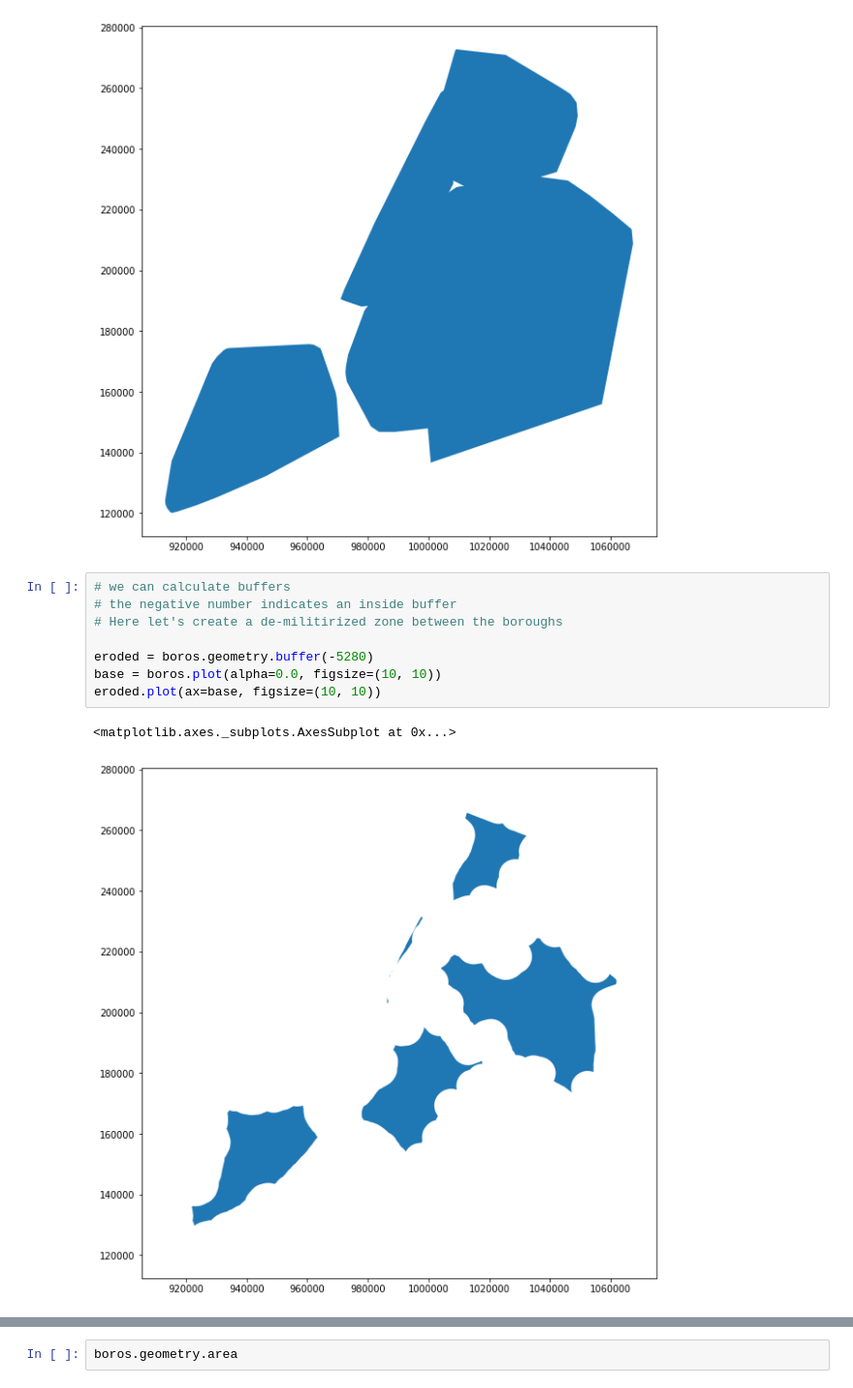
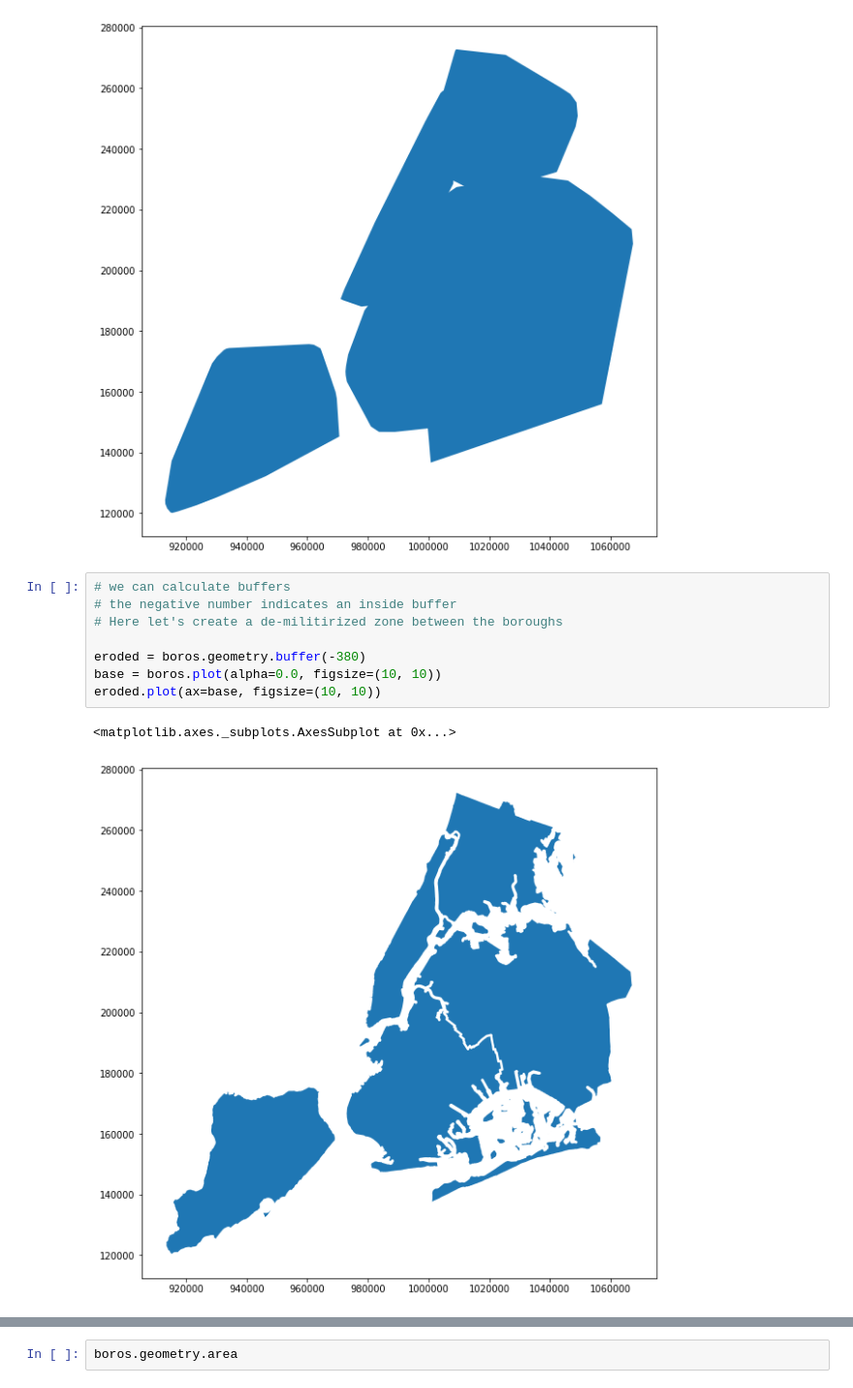
Before and after one commit to jawadmhoque/ce599, a Jupyter notebook: 10-Spatial Analysis/spatial analysis.ipynb, the cells around one changed output, grey strips where cells are left out. Shown: that part at 97% size. Saved outputs shown, nothing was run; the diff lists cells and outputs as text.

```diff
--- a/10-Spatial Analysis/spatial analysis.ipynb
+++ b/10-Spatial Analysis/spatial analysis.ipynb
@@ -71,14 +71,14 @@ boros.geometry.convex_hull.plot(ax=base, figsize=(10, 10))
 # %%
 # we can calculate buffers
 # the negative number indicates an inside buffer
 # Here let's create a de-militirized zone between the boroughs
 
-eroded = boros.geometry.buffer(-5280)
+eroded = boros.geometry.buffer(-380)
 base = boros.plot(alpha=0.0, figsize=(10, 10))
 eroded.plot(ax=base, figsize=(10, 10))
 # %% [output]
 <matplotlib.axes._subplots.AxesSubplot at 0x...>
-[figure, old version]
+[figure, new version]
 # %%
 # the area attribute is automatic, so we can easily see the difference
 eroded.area
```
Also changed, not shown: parts of 5 cells of this notebook, 2 other files.
